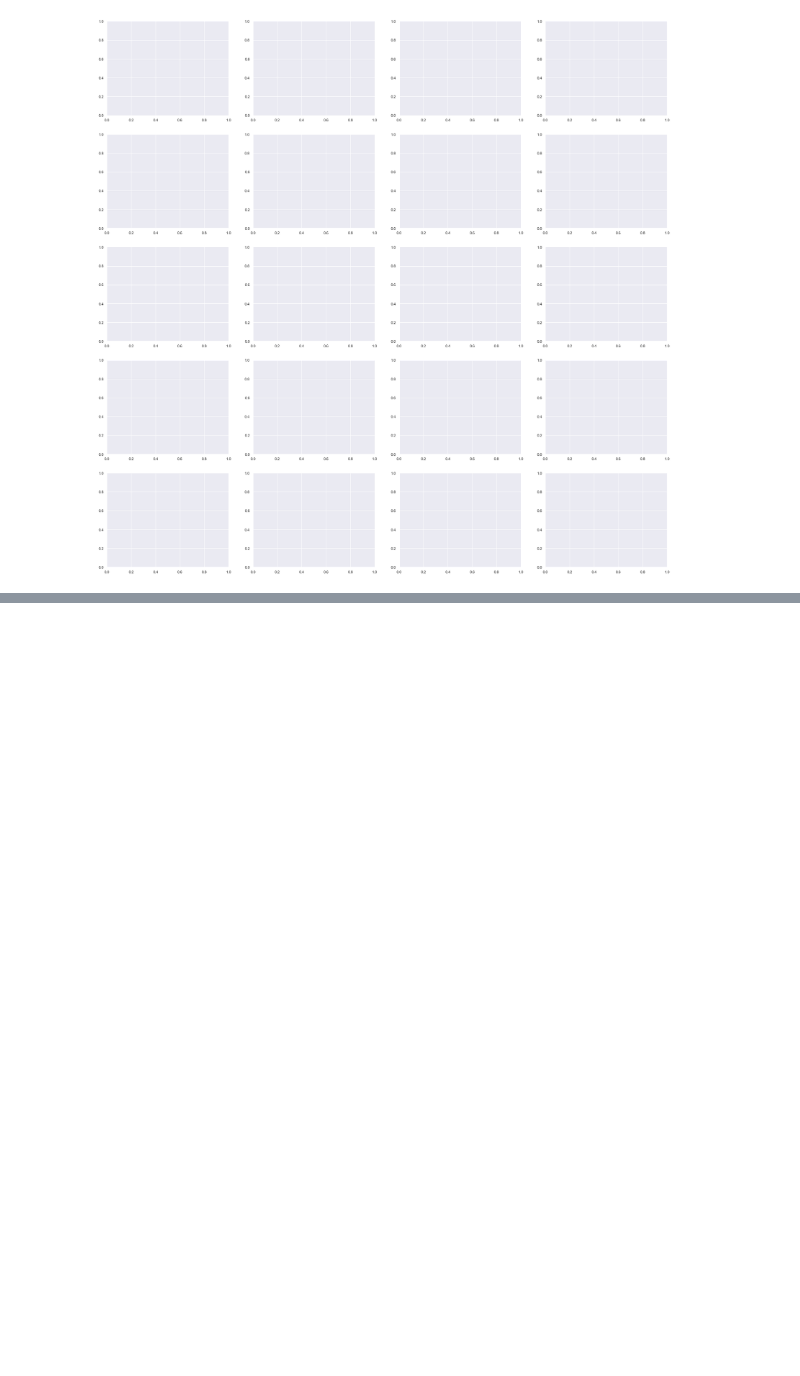
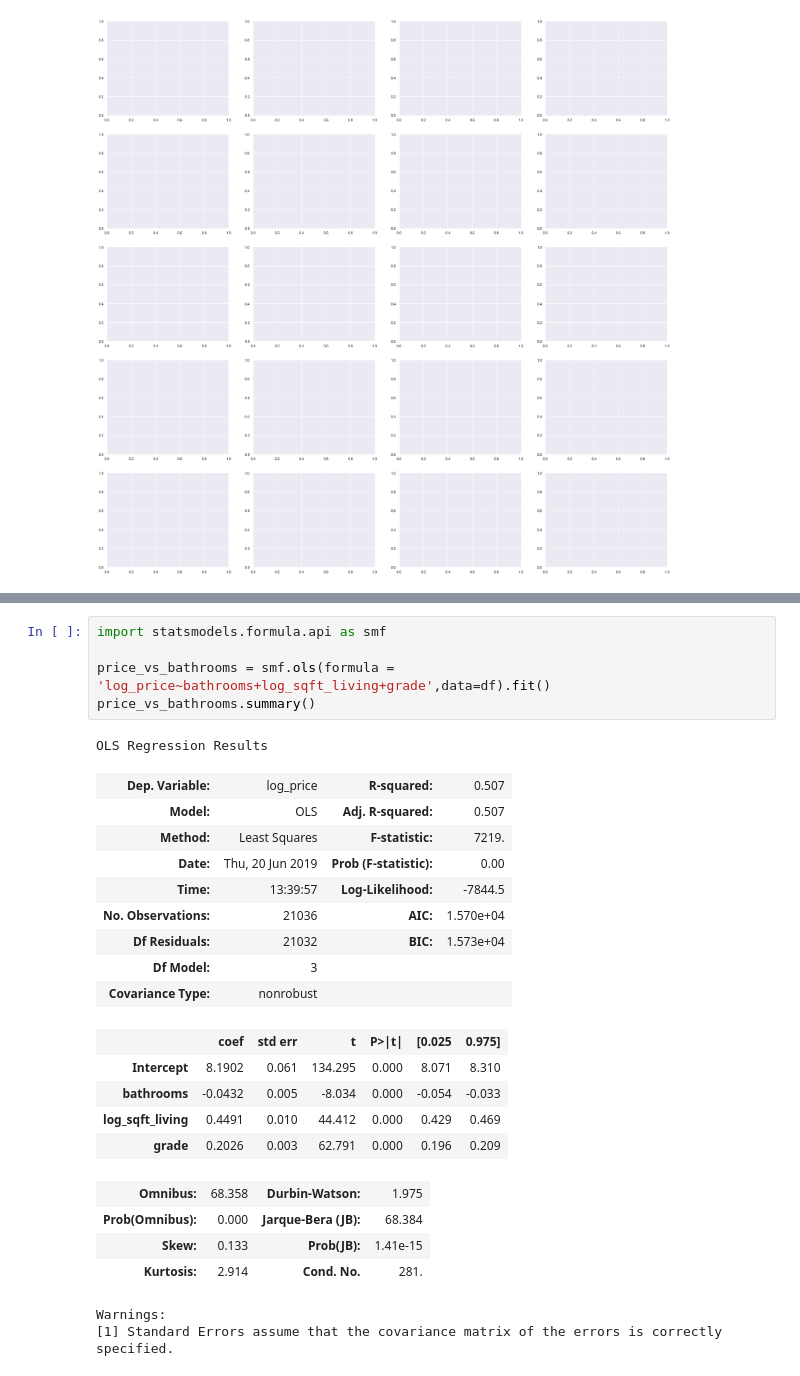
Before and after one commit to matt8955/Mod-1-project, a Jupyter notebook: matt_cleaned_data.ipynb, the cells around one changed output, grey strips where cells are left out. Saved outputs shown, nothing was run; the diff lists cells and outputs as text; blank space fills up the shorter version.

```diff
--- a/matt_cleaned_data.ipynb
+++ b/matt_cleaned_data.ipynb
@@ -279,0 +302,27 @@ selector.support_
+# %%
+import statsmodels.formula.api as smf
+
+price_vs_bathrooms = smf.ols(formula = 'log_price~bathrooms+log_sqft_living+grade',data=df).fit()
+price_vs_bathrooms.summary()
+# %% [output]
+OLS Regression Results
+| Dep. Variable: | log_price | R-squared: | 0.507 |
+| Model: | OLS | Adj. R-squared: | 0.507 |
+| Method: | Least Squares | F-statistic: | 7219. |
+| Date: | Thu, 20 Jun 2019 | Prob (F-statistic): | 0.00 |
+| Time: | 13:39:57 | Log-Likelihood: | -7844.5 |
+| No. Observations: | 21036 | AIC: | 1.570e+04 |
+| Df Residuals: | 21032 | BIC: | 1.573e+04 |
+| Df Model: | 3 |  |  |
+| Covariance Type: | nonrobust |  |  |
+|  | coef | std err | t | P>|t| | [0.025 | 0.975] |
+| Intercept | 8.1902 | 0.061 | 134.295 | 0.000 | 8.071 | 8.310 |
+| bathrooms | -0.0432 | 0.005 | -8.034 | 0.000 | -0.054 | -0.033 |
+| log_sqft_living | 0.4491 | 0.010 | 44.412 | 0.000 | 0.429 | 0.469 |
+| grade | 0.2026 | 0.003 | 62.791 | 0.000 | 0.196 | 0.209 |
+| Omnibus: | 68.358 | Durbin-Watson: | 1.975 |
+| Prob(Omnibus): | 0.000 | Jarque-Bera (JB): | 68.384 |
+| Skew: | 0.133 | Prob(JB): | 1.41e-15 |
+| Kurtosis: | 2.914 | Cond. No. | 281. |
+Warnings:
+[1] Standard Errors assume that the covariance matrix of the errors is correctly specified.
```
Also changed, not shown: parts of 15 cells of this notebook, 1 other file.
